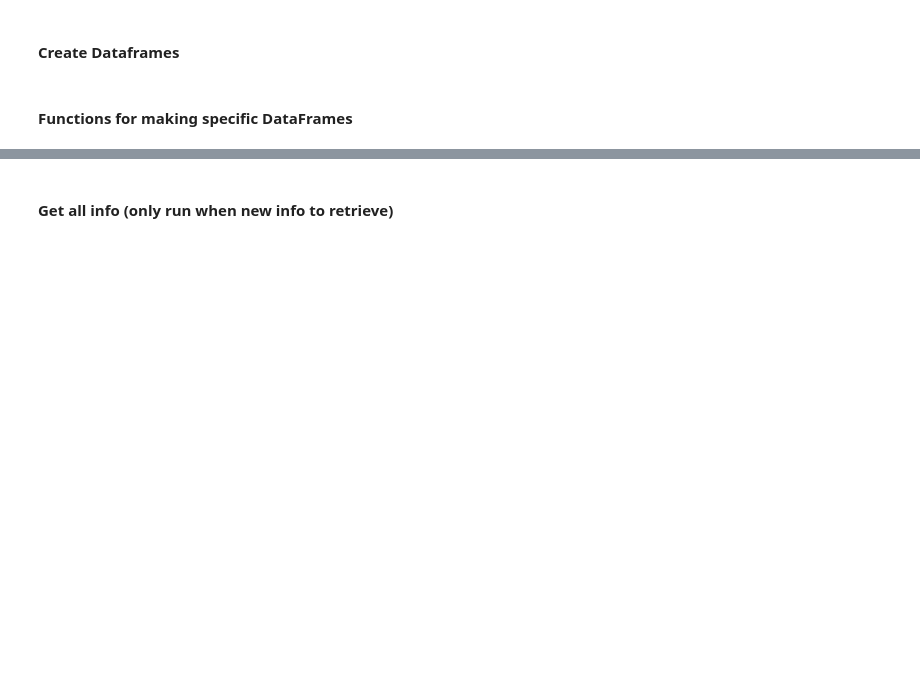
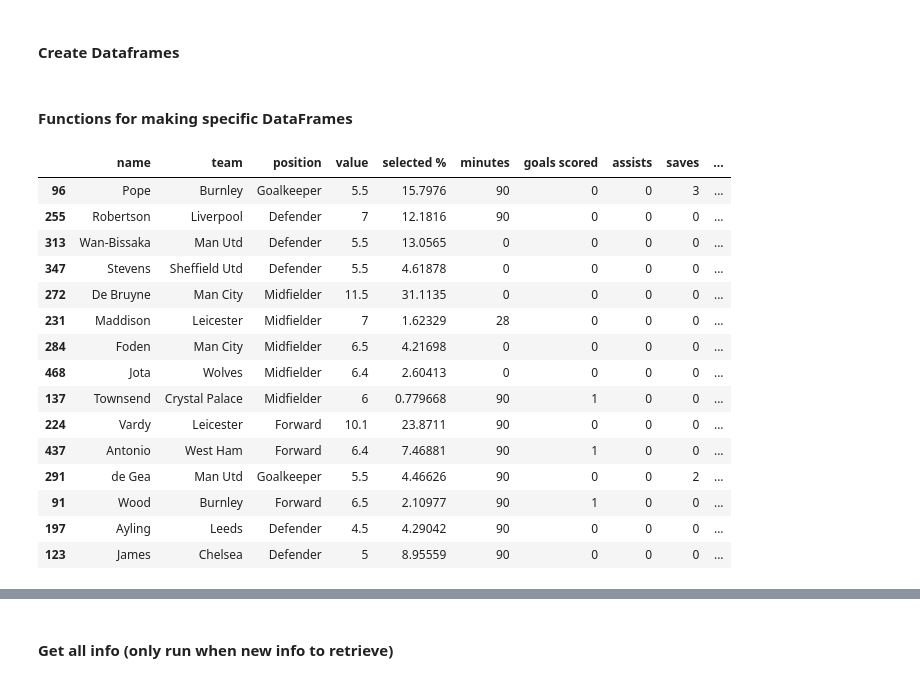
Before and after one commit to mattdanhall/fantasy_stats, a Jupyter notebook: fantasy_stats.ipynb, the cells around one changed output, grey strips where cells are left out. Cells and saved outputs as stored; diff of their text form; code cells hidden in the pictures; blank space fills up the shorter version.

```diff
--- a/fantasy_stats.ipynb
+++ b/fantasy_stats.ipynb
@@ -119,6 +115,25 @@ def get_lineup_info(owner, gameweek = current_gameweek):
                                           'own_goals': 'own goals', 'yellow_cards': 'yellow cards',
                                           'red_cards': 'red cards', 'total_points': 'total points'})
     return(lineup_df)
+# %%
+get_lineup_info('Matt',2,False)
+# %% [output]
+|  | name | team | position | value | selected % | minutes | goals scored | assists | saves | ... |
+| 96 | Pope | Burnley | Goalkeeper | 5.5 | 15.7976 | 90 | 0 | 0 | 3 | ... |
+| 255 | Robertson | Liverpool | Defender | 7 | 12.1816 | 90 | 0 | 0 | 0 | ... |
+| 313 | Wan-Bissaka | Man Utd | Defender | 5.5 | 13.0565 | 0 | 0 | 0 | 0 | ... |
+| 347 | Stevens | Sheffield Utd | Defender | 5.5 | 4.61878 | 0 | 0 | 0 | 0 | ... |
+| 272 | De Bruyne | Man City | Midfielder | 11.5 | 31.1135 | 0 | 0 | 0 | 0 | ... |
+| 231 | Maddison | Leicester | Midfielder | 7 | 1.62329 | 28 | 0 | 0 | 0 | ... |
+| 284 | Foden | Man City | Midfielder | 6.5 | 4.21698 | 0 | 0 | 0 | 0 | ... |
+| 468 | Jota | Wolves | Midfielder | 6.4 | 2.60413 | 0 | 0 | 0 | 0 | ... |
+| 137 | Townsend | Crystal Palace | Midfielder | 6 | 0.779668 | 90 | 1 | 0 | 0 | ... |
+| 224 | Vardy | Leicester | Forward | 10.1 | 23.8711 | 90 | 0 | 0 | 0 | ... |
+| 437 | Antonio | West Ham | Forward | 6.4 | 7.46881 | 90 | 1 | 0 | 0 | ... |
+| 291 | de Gea | Man Utd | Goalkeeper | 5.5 | 4.46626 | 90 | 0 | 0 | 2 | ... |
+| 91 | Wood | Burnley | Forward | 6.5 | 2.10977 | 90 | 1 | 0 | 0 | ... |
+| 197 | Ayling | Leeds | Defender | 4.5 | 4.29042 | 90 | 0 | 0 | 0 | ... |
+| 123 | James | Chelsea | Defender | 5 | 8.95559 | 90 | 0 | 0 | 0 | ... |
 # %%
 def get_league_standings(Cumulative=True):
     gameweek_range = range(1,current_gameweek+1)
```
Also changed, not shown: parts of 18 cells of this notebook.
